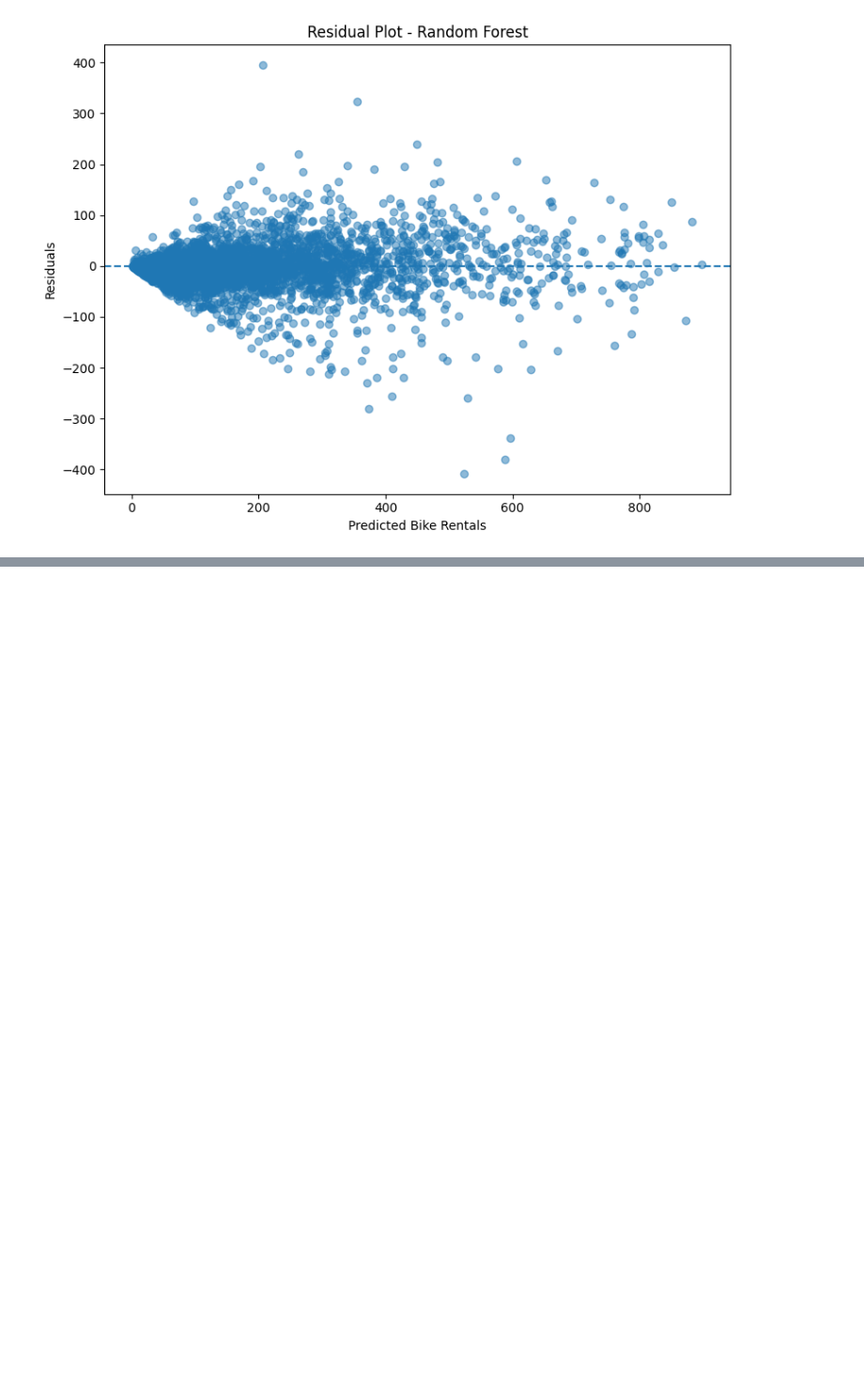
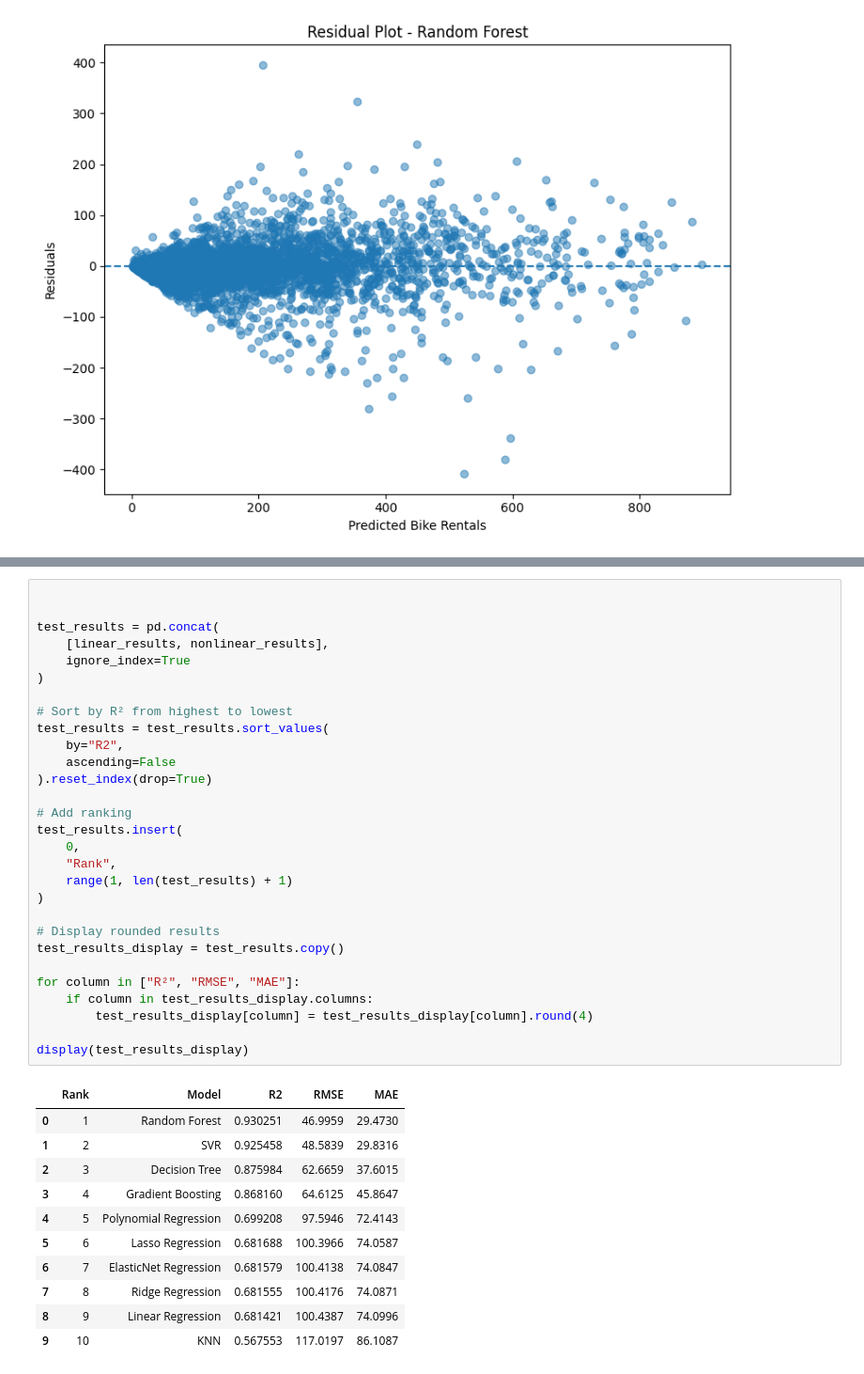
Before and after one commit to vaishnavit67/23cse301-ecommerce-ml-capstone, a Jupyter notebook: Notebooks/Regression.ipynb, the cells around one changed output, grey strips where cells are left out. Shown at 94% size. Drawn from its saved outputs; the diff is of its cells as text; blank space fills up the shorter version.

```diff
--- a/Notebooks/Regression.ipynb
+++ b/Notebooks/Regression.ipynb
@@ -2107,0 +2252,41 @@ plt.show()
+# %%
+
+
+test_results = pd.concat(
+    [linear_results, nonlinear_results],
+    ignore_index=True
+)
+
+# Sort by R² from highest to lowest
+test_results = test_results.sort_values(
+    by="R2",
+    ascending=False
+).reset_index(drop=True)
+
+# Add ranking
+test_results.insert(
+    0,
+    "Rank",
+    range(1, len(test_results) + 1)
+)
+
+# Display rounded results
+test_results_display = test_results.copy()
+
+for column in ["R²", "RMSE", "MAE"]:
+    if column in test_results_display.columns:
+        test_results_display[column] = test_results_display[column].round(4)
+
+display(test_results_display)
+# %% [output]
+|  | Rank | Model | R2 | RMSE | MAE |
+| 0 | 1 | Random Forest | 0.930251 | 46.9959 | 29.4730 |
+| 1 | 2 | SVR | 0.925458 | 48.5839 | 29.8316 |
+| 2 | 3 | Decision Tree | 0.875984 | 62.6659 | 37.6015 |
+| 3 | 4 | Gradient Boosting | 0.868160 | 64.6125 | 45.8647 |
+| 4 | 5 | Polynomial Regression | 0.699208 | 97.5946 | 72.4143 |
+| 5 | 6 | Lasso Regression | 0.681688 | 100.3966 | 74.0587 |
+| 6 | 7 | ElasticNet Regression | 0.681579 | 100.4138 | 74.0847 |
+| 7 | 8 | Ridge Regression | 0.681555 | 100.4176 | 74.0871 |
+| 8 | 9 | Linear Regression | 0.681421 | 100.4387 | 74.0996 |
+| 9 | 10 | KNN | 0.567553 | 117.0197 | 86.1087 |
```
Also changed, not shown: parts of 13 cells of this notebook, 3 other files.
